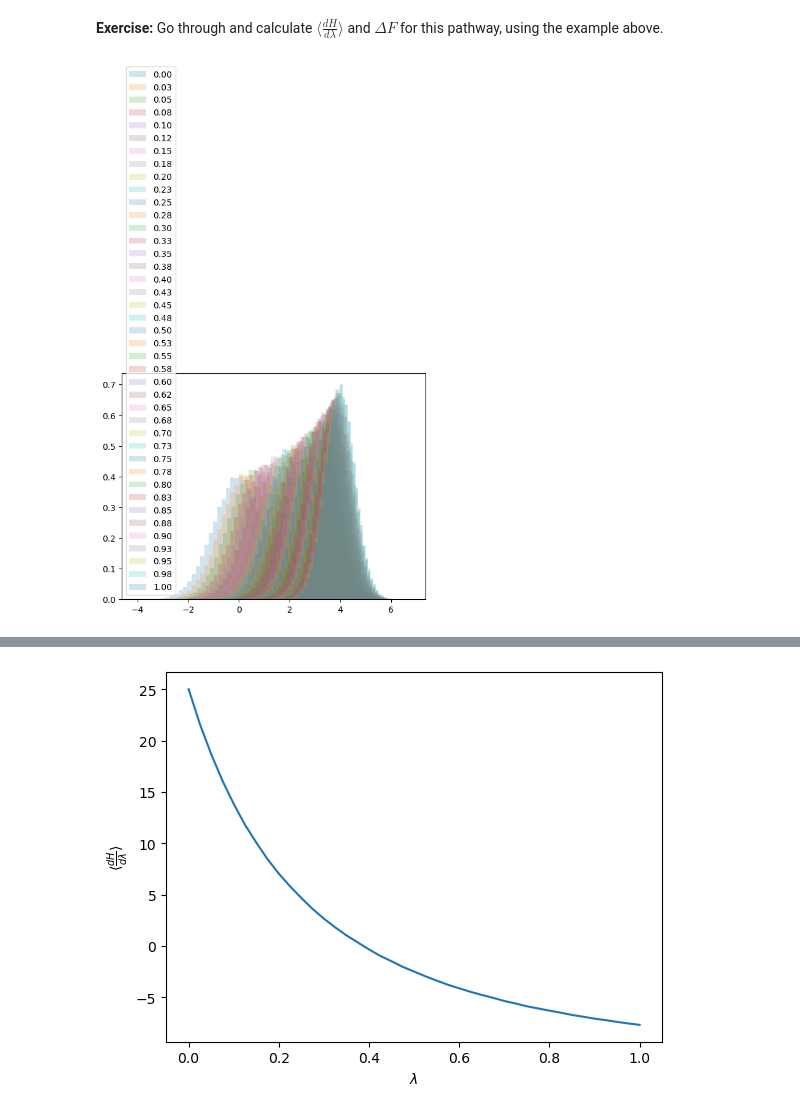
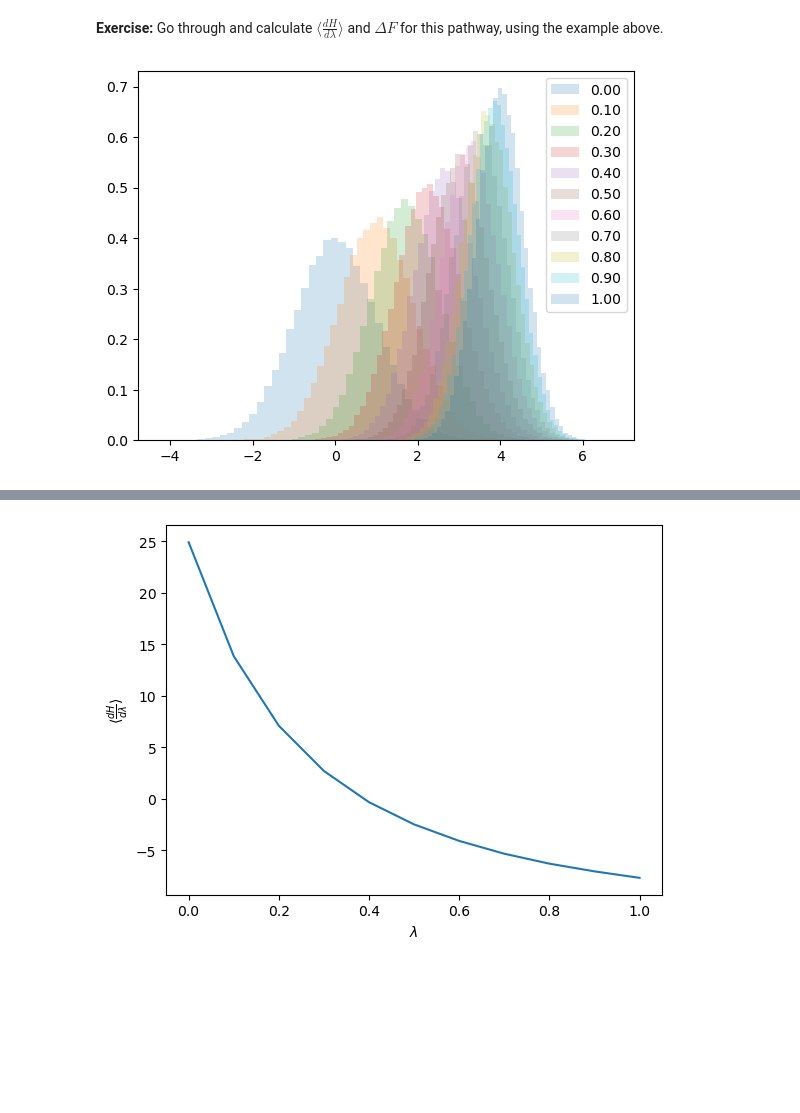
Before and after one commit to icomse/12th_workshop_biomolecular, a Jupyter notebook: Wednesday/harmonic-oscillators-free-energy.ipynb, the cells around one changed output, grey strips where cells are left out. Saved outputs shown, nothing was run; the diff lists cells and outputs as text; code cells hidden in the pictures; blank space fills up the shorter version.

```diff
--- a/Wednesday/harmonic-oscillators-free-energy.ipynb
+++ b/Wednesday/harmonic-oscillators-free-energy.ipynb
@@ -320,18 +309,18 @@ def dhdl_linear_energy(x,lam,mu_0,K_0,mu_1,K_1):
 # %% [markdown]
 __Exercise:__ Go through and calculate $\langle\frac{dH}{d\lambda}\rangle$ and $\Delta F$ for this pathway, using the example above.
 # %%
-nlam = 41
+nlam = 11
 nsamples = 100000
 lams = np.linspace(0,1,nlam)
 # we make a 2d array, because each lambda has a separate set of samples.
 samples_le = np.zeros([nsamples,nlam])
 for i, lam in enumerate(lams):
     samples_le[:,i] = generate_intermediate_samples_linear_energy(lam,0,1,4,3,nsamples)
     plt.hist(samples_le[:,i],bins=50,density=True,alpha=0.2,label=f'{lam:0.2f}')
 plt.legend()
 plt.show()
 # %% [output]
-[figure, old version]
+[figure, new version]
 # %%
 dhdls_le = np.zeros([nsamples,nlam])
 for i, lam in enumerate(lams):
```
Also changed, not shown: parts of 67 cells of this notebook.
